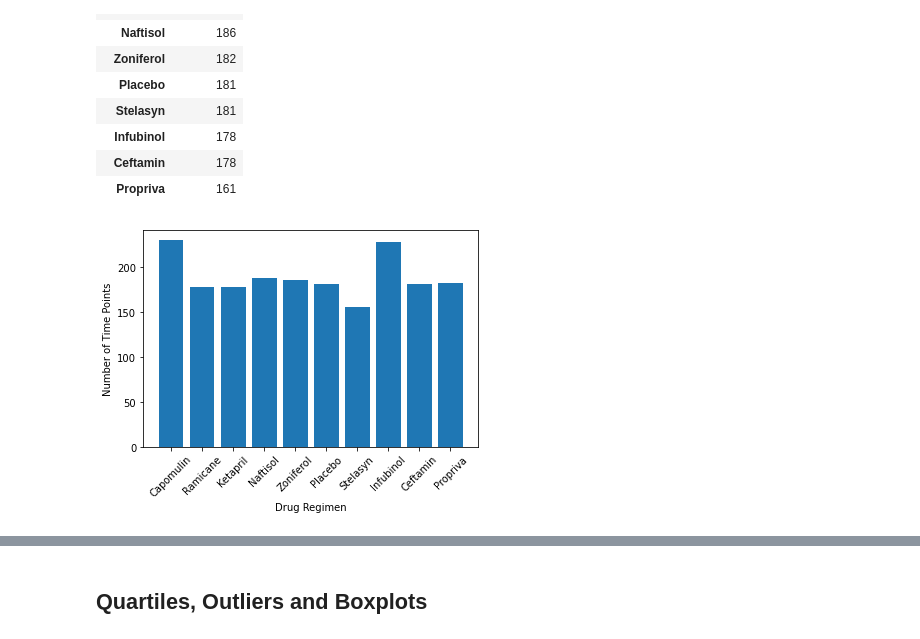
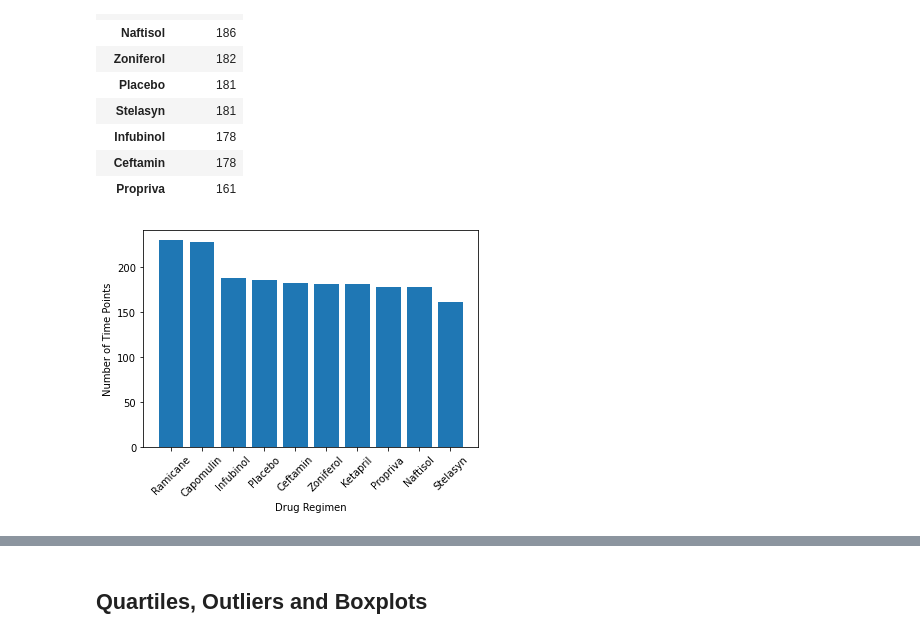
Before and after one commit to norojordan/Mathplotlib-HW, a Jupyter notebook: pymaceuticals_starter.ipynb, the cells around one changed output, grey strips where cells are left out. Drawn from its saved outputs; the diff is of its cells as text; code cells hidden in the pictures.

```diff
--- a/pymaceuticals_starter.ipynb
+++ b/pymaceuticals_starter.ipynb
@@ -190,16 +191,16 @@ drug_study_one
 # %%
 # Generate a bar plot showing the total number of timepoints for all mice tested for each drug regimen using
 # Mathplotlib - pyplot.
 
-#x_axis = mouse_study_clean["Drug Regimen"].value_counts().index
-#y_axis = number_of_timepoints
-#plt.bar(x_axis, y_axis)
-#plt.xticks(rotation=45)
-#plt.ylabel("Number of Time Points")
-#plt.xlabel("Drug Regimen")
-#plt.show()
+x_axis = mouse_study_clean["Drug Regimen"].value_counts().index
+y_axis = number_of_timepoints
+plt.bar(x_axis, y_axis)
+plt.xticks(rotation=45)
+plt.ylabel("Number of Time Points")
+plt.xlabel("Drug Regimen")
+plt.show()
 # %% [output]
-[figure, old version]
+[figure, new version]
 # %%
 # Generate a pie plot showing the distribution of female versus male mice using pyplot
 
```
Also changed, not shown: parts of 5 cells of this notebook.
